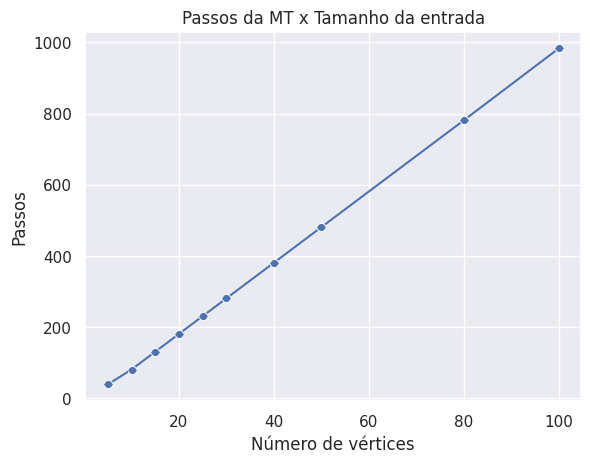
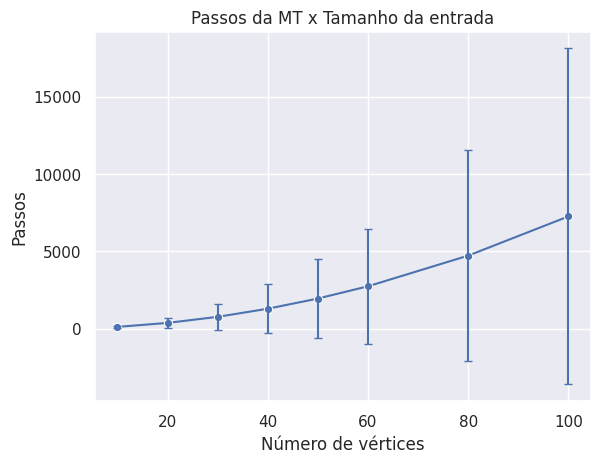
Code edit (unified diff) that turned the first committed figure into the second:
--- before
+++ after
@@ -5,16 +5,8 @@
 sns.set_theme()
 
-df = pd.DataFrame({
-    "x": [r[0] for r in results],
-    "y": [r[1] for r in results],
-    "err": [r[2] for r in results]
-})
-
-plt.figure()
-
 sns.lineplot(
     data=df,
-    x="x",
-    y="y",
+    x="n",
+    y="media_passos",
     marker="o",
     err_style="bars",
@@ -23,7 +15,7 @@
 
 plt.errorbar(
-    df["x"],
-    df["y"],
-    yerr=df["err"],
+    df["n"],
+    df["media_passos"],
+    yerr=df["desvio"],
     fmt="none",
     capsize=3

Commit: feat: Grafos diferenciados para a análise de resultados de complexidade